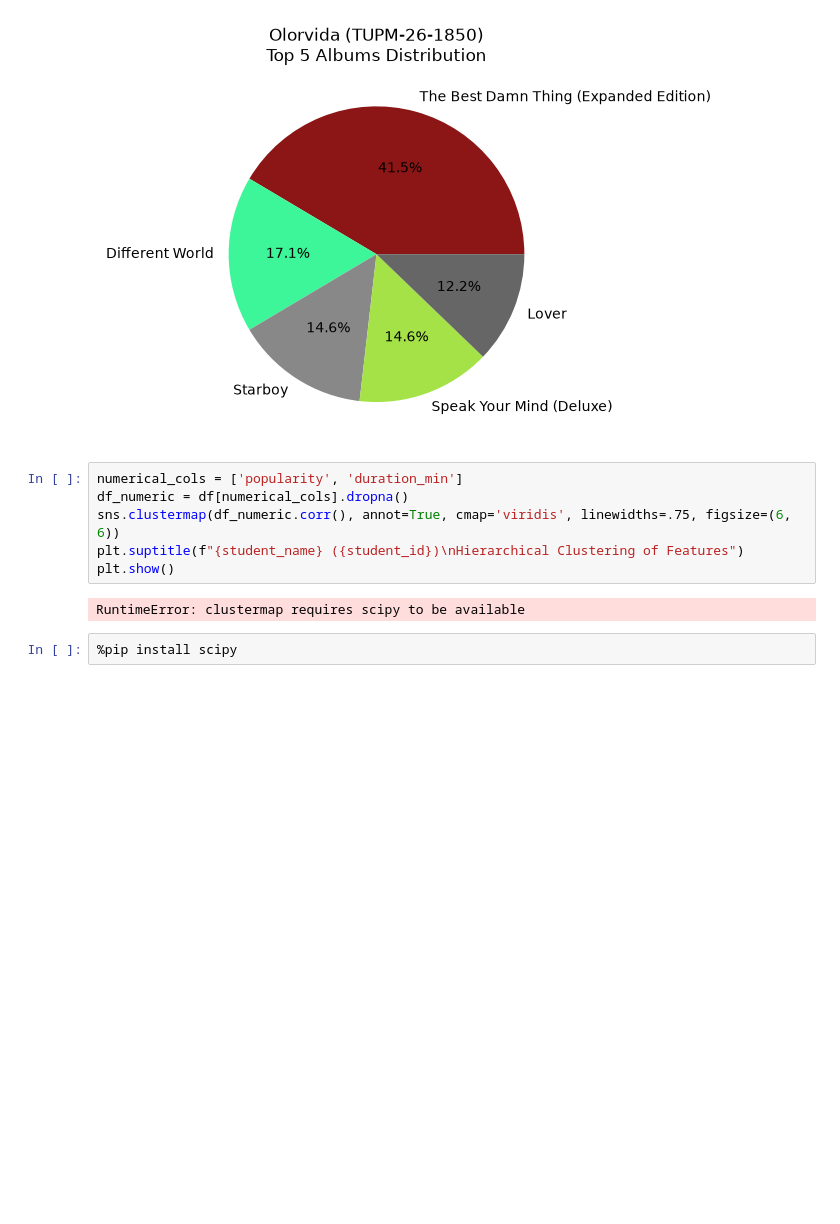
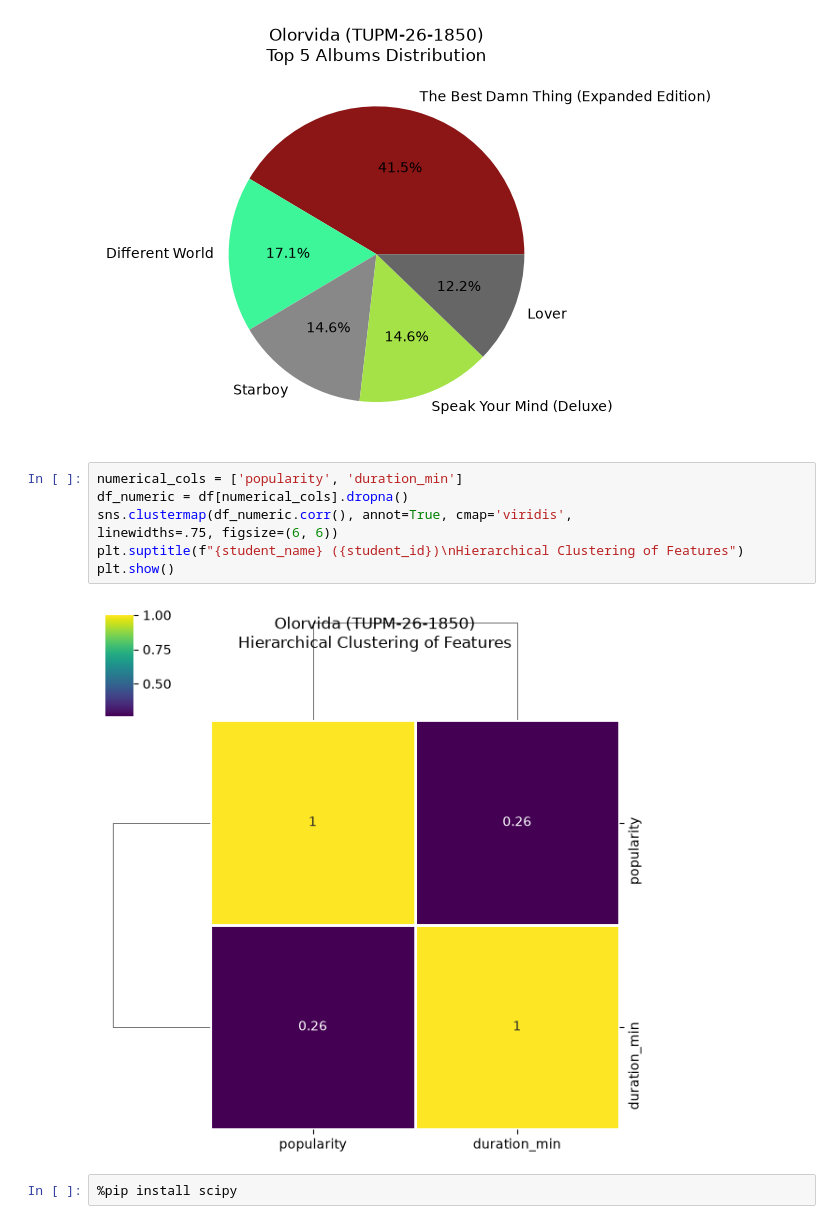
Before and after one commit to ashlyolorvida/Lab8_DataVisualization, a Jupyter notebook: Activity8_DataVisualization.ipynb, the cells around one changed output. Cells and saved outputs as stored; diff of their text form; blank space fills up the shorter version.

Commit message:
Complete Activity 8 Data Visualization

```diff
--- a/Activity8_DataVisualization.ipynb
+++ b/Activity8_DataVisualization.ipynb
@@ -695,11 +689,12 @@ plt.show()
 # %%
 numerical_cols = ['popularity', 'duration_min']
 df_numeric = df[numerical_cols].dropna()
-sns.clustermap(df_numeric.corr(), annot=True, cmap='viridis', linewidths=.75, figsize=(6, 6))
+sns.clustermap(df_numeric.corr(), annot=True, cmap='viridis',
+linewidths=.75, figsize=(6, 6))
 plt.suptitle(f"{student_name} ({student_id})\nHierarchical Clustering of Features")
 plt.show()
 # %% [output]
-RuntimeError: clustermap requires scipy to be available
+[figure, added]
 # %%
 %pip install scipy
 # %% [output]
```
Also changed, not shown: parts of 5 cells of this notebook, 2 other files.
